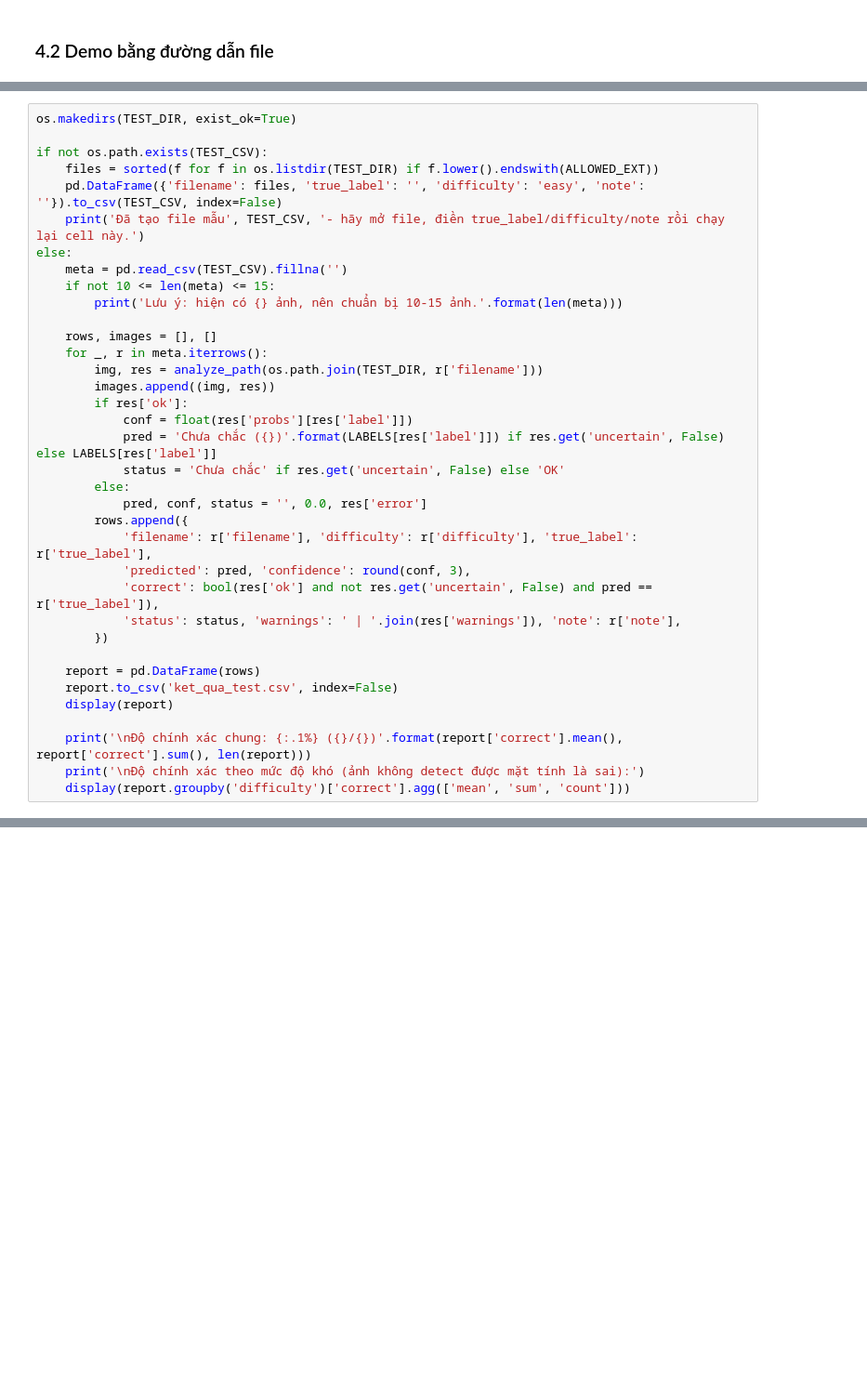
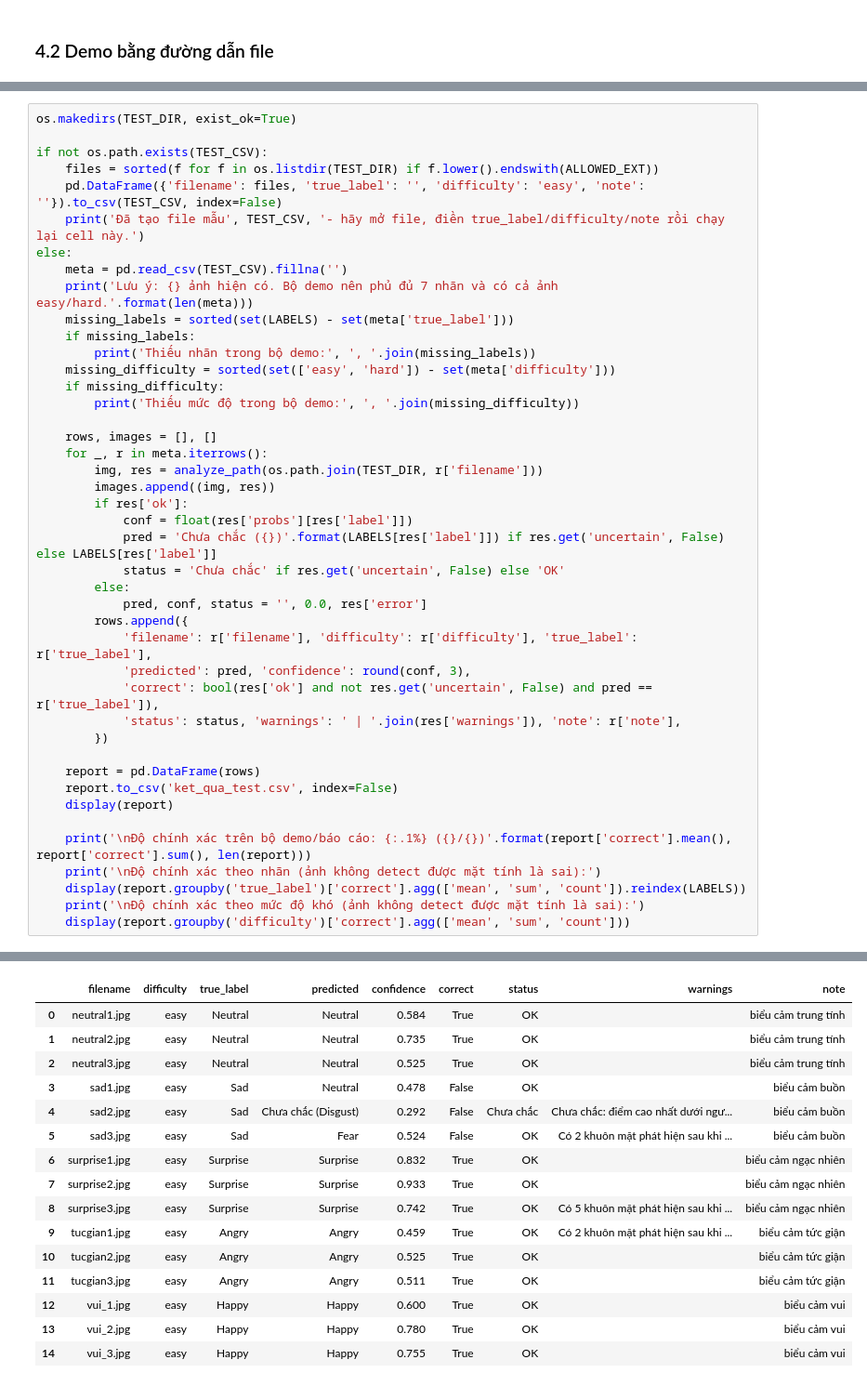
Before and after one commit to dangphu234/ai, a Jupyter notebook: nhan_dang_cam_xuc_khuon_mat.ipynb, the cells around one changed output, grey strips where cells are left out. Shown at 93% size. Cells and saved outputs as stored; diff of their text form; blank space fills up the shorter version.

```diff
--- a/nhan_dang_cam_xuc_khuon_mat.ipynb
+++ b/nhan_dang_cam_xuc_khuon_mat.ipynb
@@ -727,8 +797,13 @@ if not os.path.exists(TEST_CSV):
     print('Đã tạo file mẫu', TEST_CSV, '- hãy mở file, điền true_label/difficulty/note rồi chạy lại cell này.')
 else:
     meta = pd.read_csv(TEST_CSV).fillna('')
-    if not 10 <= len(meta) <= 15:
-        print('Lưu ý: hiện có {} ảnh, nên chuẩn bị 10-15 ảnh.'.format(len(meta)))
+    print('Lưu ý: {} ảnh hiện có. Bộ demo nên phủ đủ 7 nhãn và có cả ảnh easy/hard.'.format(len(meta)))
+    missing_labels = sorted(set(LABELS) - set(meta['true_label']))
+    if missing_labels:
+        print('Thiếu nhãn trong bộ demo:', ', '.join(missing_labels))
+    missing_difficulty = sorted(set(['easy', 'hard']) - set(meta['difficulty']))
+    if missing_difficulty:
+        print('Thiếu mức độ trong bộ demo:', ', '.join(missing_difficulty))
 
     rows, images = [], []
     for _, r in meta.iterrows():
@@ -751,6 +826,9 @@ else:
     report.to_csv('ket_qua_test.csv', index=False)
     display(report)
 
-    print('\nĐộ chính xác chung: {:.1%} ({}/{})'.format(report['correct'].mean(), report['correct'].sum(), len(report)))
+    print('\nĐộ chính xác trên bộ demo/báo cáo: {:.1%} ({}/{})'.format(report['correct'].mean(), report['correct'].sum(), len(report)))
+    print('\nĐộ chính xác theo nhãn (ảnh không detect được mặt tính là sai):')
+    display(report.groupby('true_label')['correct'].agg(['mean', 'sum', 'count']).reindex(LABELS))
     print('\nĐộ chính xác theo mức độ khó (ảnh không detect được mặt tính là sai):')
     display(report.groupby('difficulty')['correct'].agg(['mean', 'sum', 'count']))
+# %% [output]
@@ -756,0 +838,16 @@ else:
+|  | filename | difficulty | true_label | predicted | confidence | correct | status | warnings | note |
+| 0 | neutral1.jpg | easy | Neutral | Neutral | 0.584 | True | OK |  | biểu cảm trung tính |
+| 1 | neutral2.jpg | easy | Neutral | Neutral | 0.735 | True | OK |  | biểu cảm trung tính |
+| 2 | neutral3.jpg | easy | Neutral | Neutral | 0.525 | True | OK |  | biểu cảm trung tính |
+| 3 | sad1.jpg | easy | Sad | Neutral | 0.478 | False | OK |  | biểu cảm buồn |
+| 4 | sad2.jpg | easy | Sad | Chưa chắc (Disgust) | 0.292 | False | Chưa chắc | Chưa chắc: điểm cao nhất dưới ngư... | biểu cảm buồn |
+| 5 | sad3.jpg | easy | Sad | Fear | 0.524 | False | OK | Có 2 khuôn mặt phát hiện sau khi ... | biểu cảm buồn |
+| 6 | surprise1.jpg | easy | Surprise | Surprise | 0.832 | True | OK |  | biểu cảm ngạc nhiên |
+| 7 | surprise2.jpg | easy | Surprise | Surprise | 0.933 | True | OK |  | biểu cảm ngạc nhiên |
+| 8 | surprise3.jpg | easy | Surprise | Surprise | 0.742 | True | OK | Có 5 khuôn mặt phát hiện sau khi ... | biểu cảm ngạc nhiên |
+| 9 | tucgian1.jpg | easy | Angry | Angry | 0.459 | True | OK | Có 2 khuôn mặt phát hiện sau khi ... | biểu cảm tức giận |
+| 10 | tucgian2.jpg | easy | Angry | Angry | 0.525 | True | OK |  | biểu cảm tức giận |
+| 11 | tucgian3.jpg | easy | Angry | Angry | 0.511 | True | OK |  | biểu cảm tức giận |
+| 12 | vui_1.jpg | easy | Happy | Happy | 0.600 | True | OK |  | biểu cảm vui |
+| 13 | vui_2.jpg | easy | Happy | Happy | 0.780 | True | OK |  | biểu cảm vui |
+| 14 | vui_3.jpg | easy | Happy | Happy | 0.755 | True | OK |  | biểu cảm vui |
```
Also changed, not shown: parts of 14 cells of this notebook, 3 other files.
